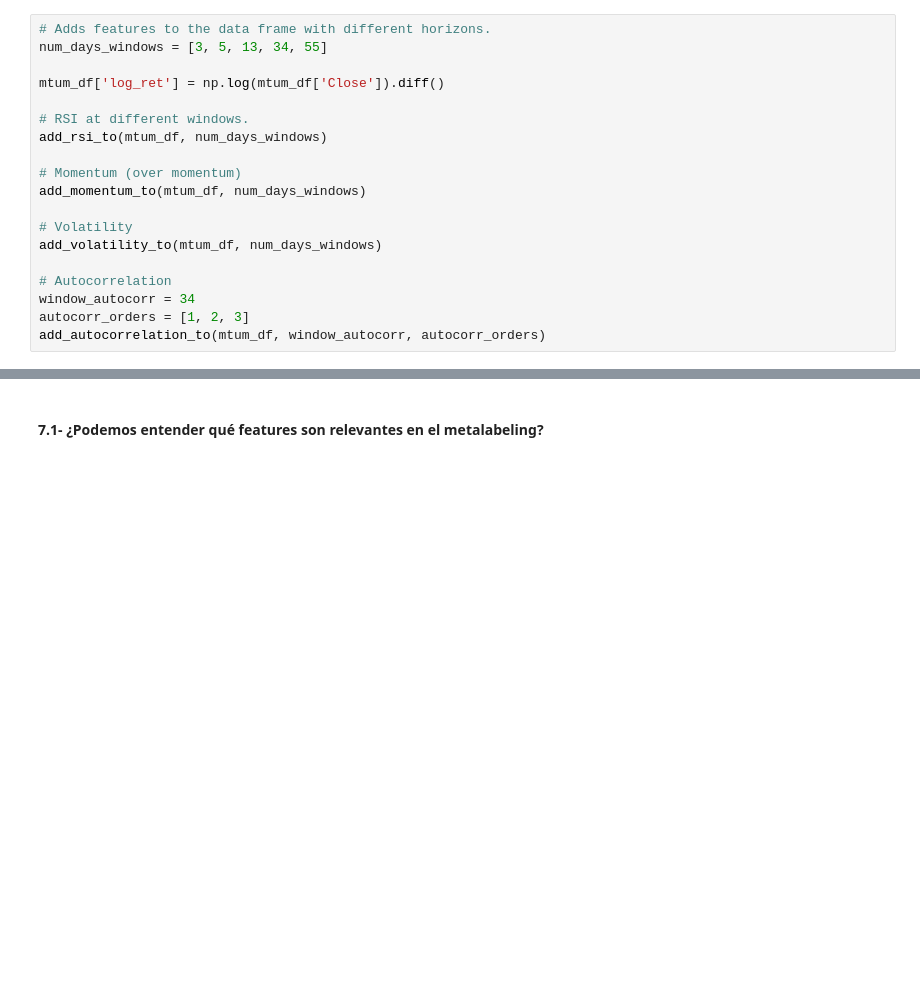
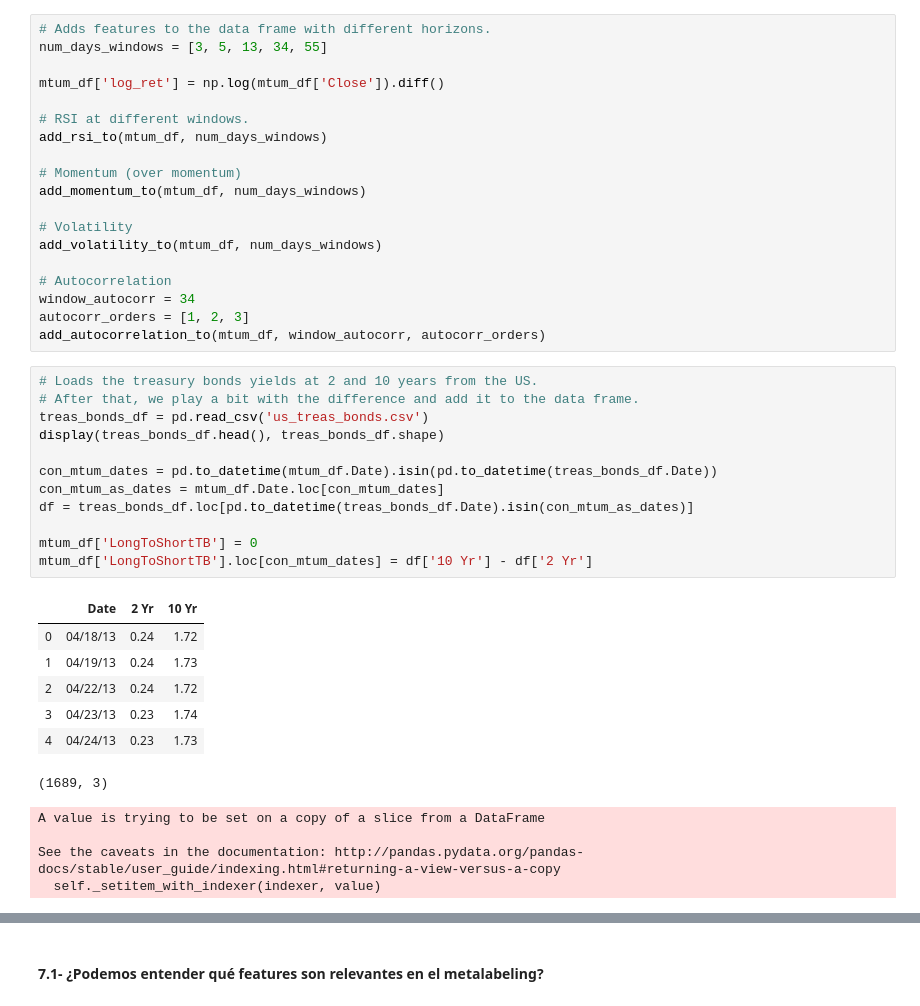
Before and after one commit to agalbachicar/fa_momentum, a Jupyter notebook: src/momentum.ipynb, the cells around one changed output, grey strips where cells are left out. Cells and saved outputs as stored; diff of their text form; blank space fills up the shorter version.

```diff
--- a/src/momentum.ipynb
+++ b/src/momentum.ipynb
@@ -2012,6 +2012,30 @@ add_volatility_to(mtum_df, num_days_windows)
 window_autocorr = 34
 autocorr_orders = [1, 2, 3]
 add_autocorrelation_to(mtum_df, window_autocorr, autocorr_orders)
+# %%
+# Loads the treasury bonds yields at 2 and 10 years from the US.
+# After that, we play a bit with the difference and add it to the data frame.
+treas_bonds_df = pd.read_csv('us_treas_bonds.csv')
+display(treas_bonds_df.head(), treas_bonds_df.shape)
+
+con_mtum_dates = pd.to_datetime(mtum_df.Date).isin(pd.to_datetime(treas_bonds_df.Date))
+con_mtum_as_dates = mtum_df.Date.loc[con_mtum_dates]
+df = treas_bonds_df.loc[pd.to_datetime(treas_bonds_df.Date).isin(con_mtum_as_dates)]
+
+mtum_df['LongToShortTB'] = 0
+mtum_df['LongToShortTB'].loc[con_mtum_dates] = df['10 Yr'] - df['2 Yr']
+# %% [output]
+|  | Date | 2 Yr | 10 Yr |
+| 0 | 04/18/13 | 0.24 | 1.72 |
+| 1 | 04/19/13 | 0.24 | 1.73 |
+| 2 | 04/22/13 | 0.24 | 1.72 |
+| 3 | 04/23/13 | 0.23 | 1.74 |
+| 4 | 04/24/13 | 0.23 | 1.73 |
+(1689, 3)
+A value is trying to be set on a copy of a slice from a DataFrame
+
+See the caveats in the documentation: http://pandas.pydata.org/pandas-docs/stable/user_guide/indexing.html#returning-a-view-versus-a-copy
+  self._setitem_with_indexer(indexer, value)
 # %%
 print(mtum_df)
 # %% [output]
```
Also changed, not shown: parts of 10 cells of this notebook, 1 other file.
